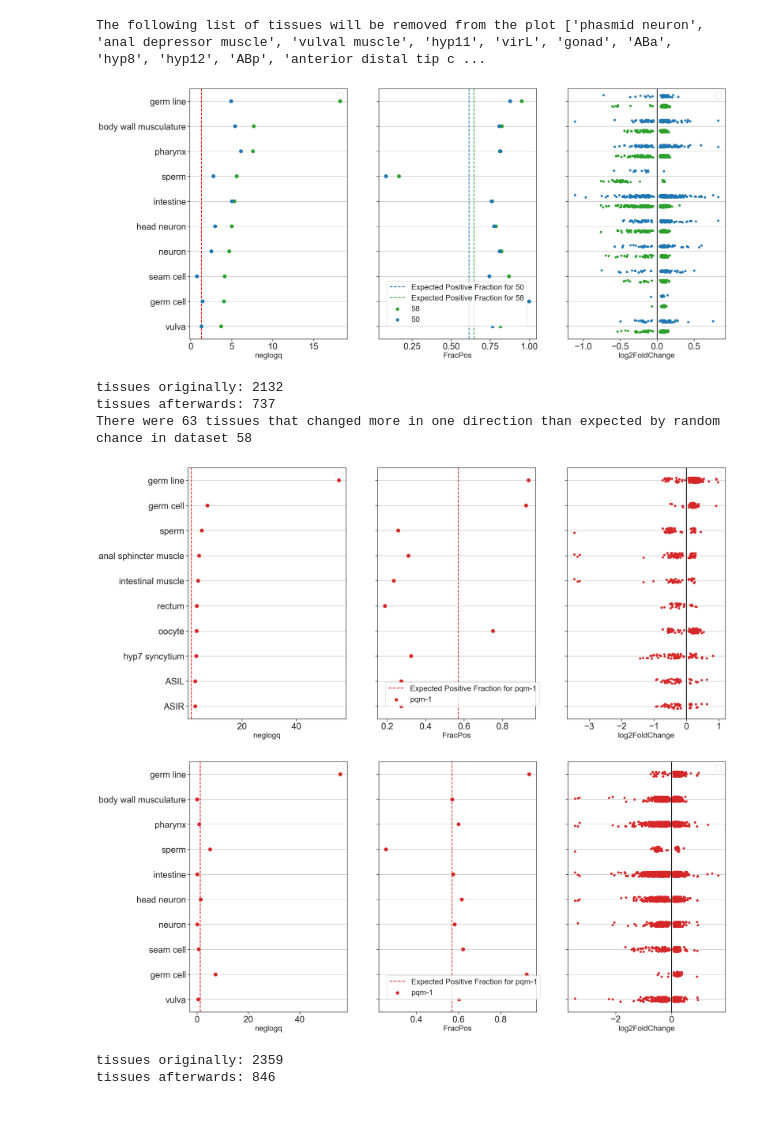
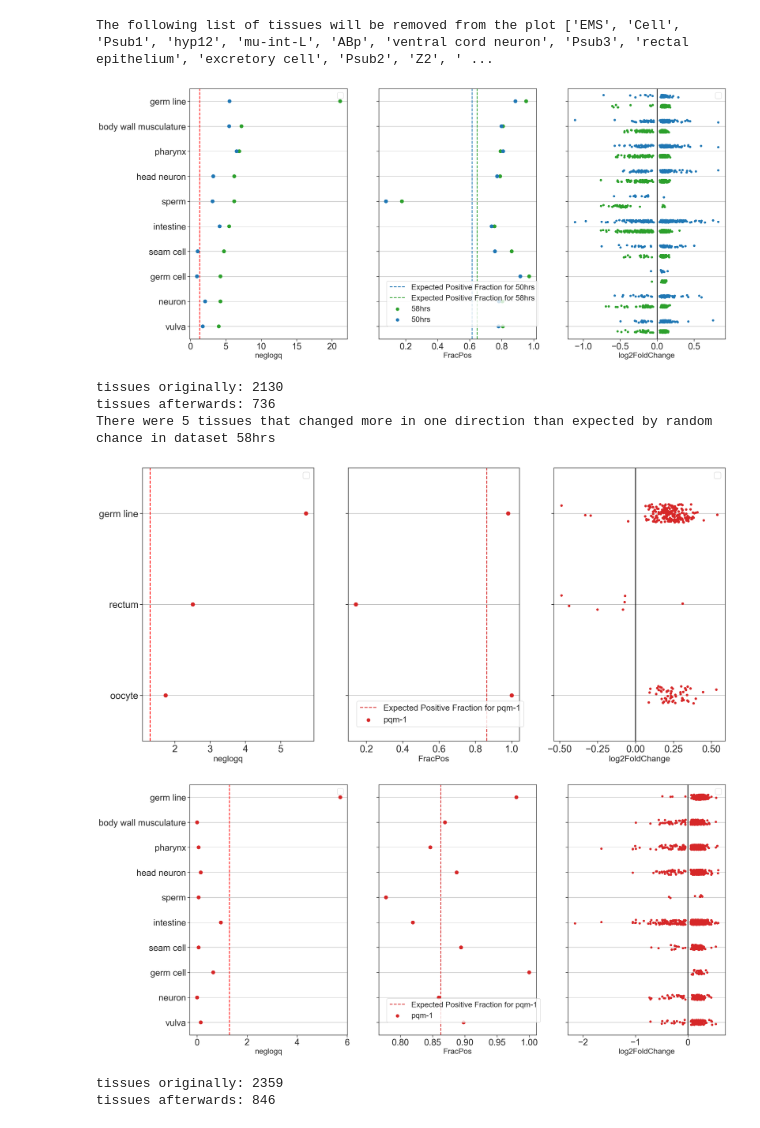
Before and after one commit to dangeles/Ascr10xomics, a Jupyter notebook: src/TissueEnrichment.ipynb, the cells around one changed output. Drawn from its saved outputs; the diff is of its cells as text; code cells hidden in the pictures.

Commit message:
cleaned up TissueEnrichment notebook

```diff
--- a/src/TissueEnrichment.ipynb
+++ b/src/TissueEnrichment.ipynb
@@ -1,7 +1,7 @@
 # %%
 import sys
 sys.path.append('./')
-import utils
+import tissue_utils as utils
 import json
 import pandas as pd
 import numpy as np
@@ -37,7 +37,7 @@ mpl.rcParams["legend.title_fontsize"] = 22
 # load stuff:
 res = pd.read_csv('../data/master_table.tsv', sep='\t', index_col=0)
 # keep DE genes only:
-res = res[((res.padj58 < 0.05) | (res.padj50 < 0.05)) & (res.Sign == 'Same')]
+res = res[((res['padj-58'] < 0.05) | (res['padj-50'] < 0.05)) & (res['Sign-WT'] == 'Same')]
 
 cols = ['externalgenename', 'log2FoldChange{0}', 'padj{0}']
 fetch = lambda x: [c.format(x) for c in cols]
@@ -45,18 +45,19 @@ rename = lambda x: {'log2FoldChange{0}'.format(x): 'log2FoldChange', 'padj{0}'.f
 
 # data wrangling to create a new dataframe that contains the `results` data, but will also include
 # the tissue annotations
-a = res[fetch('58')].rename(columns=rename('58'))
-b = res[fetch('50')].rename(columns=rename('50'))
-a['data'] = '58'
-b['data'] = '50'
+a = res[fetch('-58')].rename(columns=rename('-58'))
+b = res[fetch('-50')].rename(columns=rename('-50'))
+a['data'] = '58hrs'
+b['data'] = '50hrs'
 annotated_data = pd.concat([a[a.padj < 0.05], b[b.padj < 0.05]])
-cat_type = pd.CategoricalDtype(categories=['50', '58'], ordered=True)
+cat_type = pd.CategoricalDtype(categories=['50hrs', '58hrs'], ordered=True)
 annotated_data.data = annotated_data.data.astype(cat_type)
 
 # load tissue dictionary:
 tissues = utils.load_tissues(res.index, 5, 30)
 annotated_data = annotated_data.join(tissues.set_index('wbid')).dropna(subset=['tissue'])
 annotated_data.head()
+# res
 # %% [output]
 tissues originally: 1535
 tissues afterwards: 264
@@ -69,10 +70,10 @@ tissues afterwards: 264
 # %%
 # perform a binomial test for change in direction:
 alpha = 0.05
-data = utils.test_tissue_direction(res[res.padj58 < 0.05], tissues)
-data_50 = utils.test_tissue_direction(res[res.padj50 < 0.05], tissues, col='log2FoldChange50')
+data = utils.test_tissue_direction(res[res['padj-58'] < 0.05], tissues)
+data_50 = utils.test_tissue_direction(res[res['padj-50'] < 0.05], tissues, col='log2FoldChange-50')
 
-data = pd.concat([data, data_50], keys=['58', '50']
+data = pd.concat([data, data_50], keys=['58hrs', '50hrs']
                 ).reset_index().rename(
                 columns={'level_0': 'data'}
                 ).drop('level_1', axis=1)
@@ -90,4 +91,6 @@ data = data[data.tissue.isin(keep[keep > 0].index)]
 m = 'There were {0} tissues that changed more in one direction than expected by random chance in dataset {1}'
 for n, g in data.groupby('data'):
     print(m.format(len(g), n))
+
+data
 # %% [output]
@@ -98,7 +114,7 @@ remove = ['Cell', 'tail', 'head', 'male gonad', 'gonad', ]  # so broad. why ever
 remove = utils.similarity_trimming(data.tissue.unique(), tissues, remove)
 print('The following list of tissues will be removed from the plot', list(set(remove)))
 # %% [output]
-The following list of tissues will be removed from the plot ['phasmid neuron', 'anal depressor muscle', 'vulval muscle', 'hyp11', 'virL', 'gonad', 'ABa', 'hyp8', 'hyp12', 'ABp', 'anterior distal tip c ...
+The following list of tissues will be removed from the plot ['EMS', 'Cell', 'Psub1', 'hyp12', 'mu-int-L', 'ABp', 'ventral cord neuron', 'Psub3', 'rectal epithelium', 'excretory cell', 'Psub2', 'Z2', ' ...
 # %%
 to_plot = data[(~data.tissue.isin(remove)) & (data.sig == True)].head(15)#.sort_values('fdr').head(10)
 to_plot = data[(data.tissue.isin(to_plot.tissue))]
@@ -108,18 +124,19 @@ fig, ax, legend = utils.pretty_GSEA_plots(to_plot, annotated_data, alpha)
 
 plt.savefig('../figs/tissue_GSEA.svg', bbox_inches='tight', transparent=True)
 # %% [output]
-[figure, old version]
+[figure, new version]
 # %%
-res = pd.read_csv('../data/diff_exp/DE_pqm1_50.csv', index_col=0)
-res = res[(res.padj < 0.05)] #& (res.MinCountsDetected > 20)]
+# load stuff:
+res = pd.read_csv('../data/master_table.tsv', sep='\t', index_col=0)
+# keep DE genes only:
+res = res[(res['padj-pqm1'] < 0.05)]
 
 tissues = utils.load_tissues(res.index, 5, 30)
 res = res.reindex(tissues.wbid.unique()).dropna()
 
 alpha = 0.05
-data = utils.test_tissue_direction(res[res.padj < 0.05],
-                                   tissues=tissues,
-                                   col='log2FoldChange')
+data = utils.test_tissue_direction(res, tissues=tissues,
+                                   col='log2FoldChange-pqm1')
 data = utils.fdr_correct(data)
 data.sort_values('fdr', inplace=True)
 
@@ -128,18 +145,19 @@ data['MeanFracPos'] = data.groupby('tissue').FracPos.transform(np.mean)
 m = 'There were {0} tissues that changed more in one direction than expected by random chance in dataset {1}'
 print(m.format(len(data[data.sig == True]), n))
 # %% [output]
-tissues originally: 2132
-tissues afterwards: 737
-There were 63 tissues that changed more in one direction than expected by random chance in dataset 58
+tissues originally: 2130
+tissues afterwards: 736
+There were 5 tissues that changed more in one direction than expected by random chance in dataset 58hrs
 # %%
 data['data'] = 'pqm-1'
 to_plot = data[(~data.tissue.isin(remove)) & (data.sig == True)].head(10)#.sort_values('fdr').head(10)
 annotated_data = res.join(tissues.set_index('wbid'))
 annotated_data['data'] = 'pqm-1'
+annotated_data.rename(columns={'log2FoldChange-pqm1':'log2FoldChange'}, inplace=True)
 
 fig, ax, legend = utils.pretty_GSEA_plots(to_plot, annotated_data, alpha, hue='data', palette={'pqm-1': 'tab:red'})
 # %% [output]
-[figure, old version]
+[figure, new version]
 # %%
 to_plot = data[(~data.tissue.isin(remove)) & (data.tissue.isin(tissues_plotted))].copy()
 to_plot.tissue = to_plot.tissue.astype('category')
@@ -148,5 +166,5 @@ to_plot.sort_values('tissue', inplace=True)
 
 fig, ax, legend = utils.pretty_GSEA_plots(to_plot, annotated_data, alpha, hue='data', palette={'pqm-1': 'tab:red'})
 # %% [output]
-[figure, old version]
+[figure, new version]
 # %%
```
Also changed, not shown: parts of 11 cells of this notebook.
